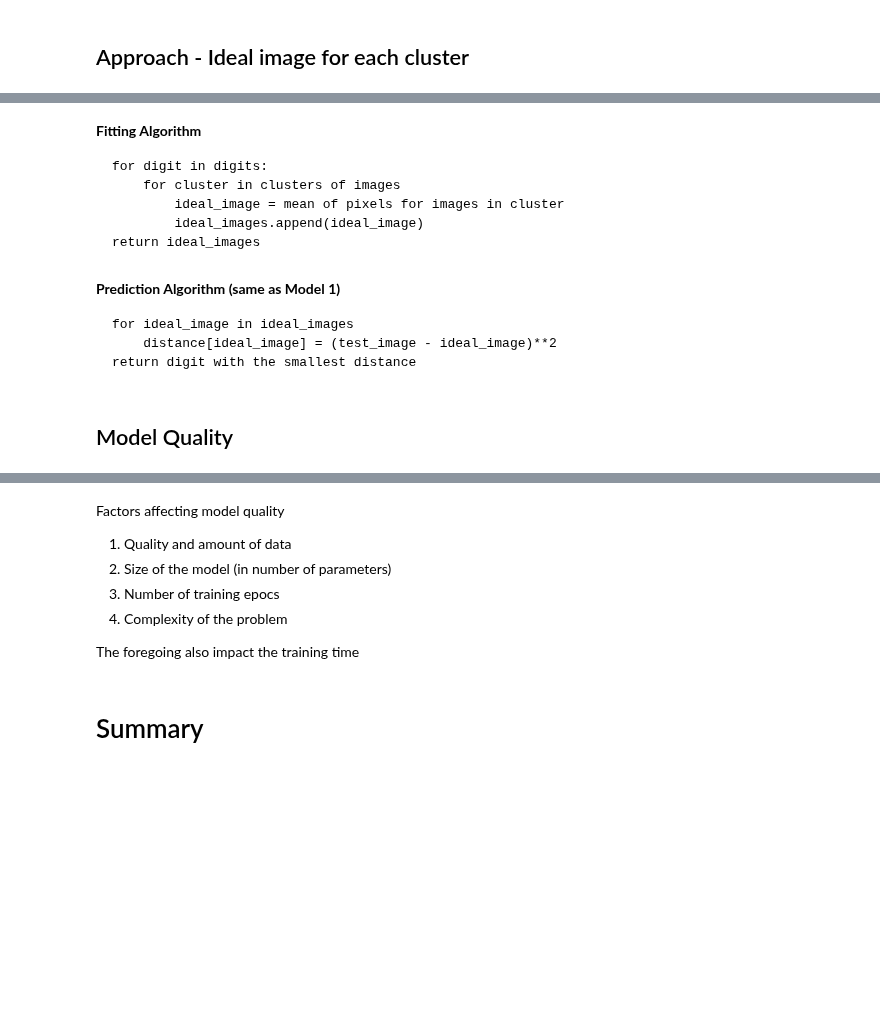
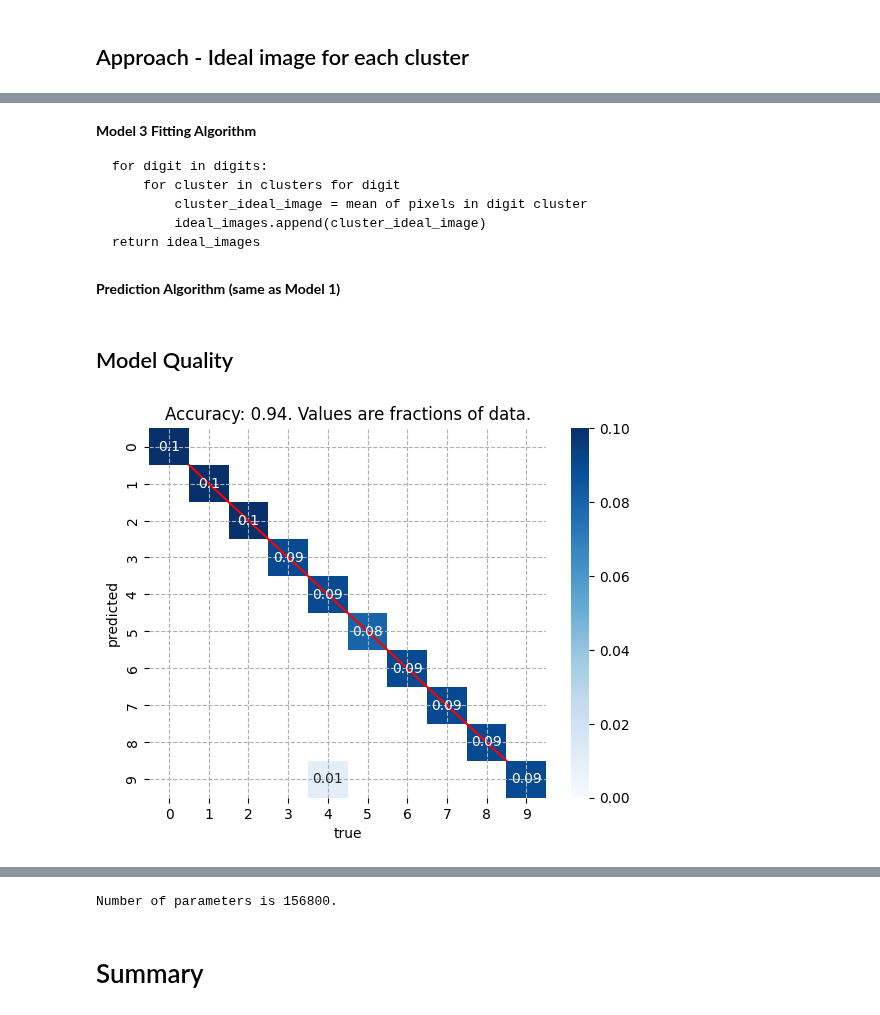
Before and after one commit to joseph-hellerstein/keras, a Jupyter notebook: notebooks/model_selection_evaluation_pt1.ipynb, the cells around one changed output, grey strips where cells are left out. Drawn from its saved outputs; the diff is of its cells as text; code cells hidden in the pictures; blank space fills up the shorter version.

```diff
--- a/notebooks/model_selection_evaluation_pt1.ipynb
+++ b/notebooks/model_selection_evaluation_pt1.ipynb
@@ -936,20 +979,19 @@ More ideals likely improves model quality. But it also increases model the numbe
 # %% [markdown]
-**Fitting Algorithm**
+**Model 3 Fitting Algorithm**
 
     for digit in digits:
-        for cluster in clusters of images
-            ideal_image = mean of pixels for images in cluster
-            ideal_images.append(ideal_image)
+        for cluster in clusters for digit
+            cluster_ideal_image = mean of pixels in digit cluster
+            ideal_images.append(cluster_ideal_image)
     return ideal_images
 # %% [markdown]
 **Prediction Algorithm (same as Model 1)**
-
-    for ideal_image in ideal_images
-        distance[ideal_image] = (test_image - ideal_image)**2
-    return digit with the smallest distance
 # %% [markdown]
 ## Model Quality
 # %%
-fitted_dcts = fitIdeal(training_count=5000, num_cluster=50)
+%%time
+fitted_dcts = fitIdeal(training_count=5000, num_cluster=20)
 y_pred = predictIdeal(X_TESTING_MAT, dcts=fitted_dcts)
 plotConfusionMatrix(Y_TESTING_ARR, y_pred)
+# %% [output]
+[figure, added]
@@ -956,11 +1000,8 @@ plotConfusionMatrix(Y_TESTING_ARR, y_pred)
-# %% [markdown]
-Factors affecting model quality
-1. Quality and amount of data
-2. Size of the model (in number of parameters)
-3. Number of training epocs
-4. Complexity of the problem
-
-The foregoing also impact the training time
+# %%
+count = 784*20*10
+print("Number of parameters is %d." % count)
+# %% [output]
+Number of parameters is 156800.
 # %% [markdown]
 # Summary
 # %% [markdown]
```
Also changed, not shown: parts of 8 cells of this notebook.
